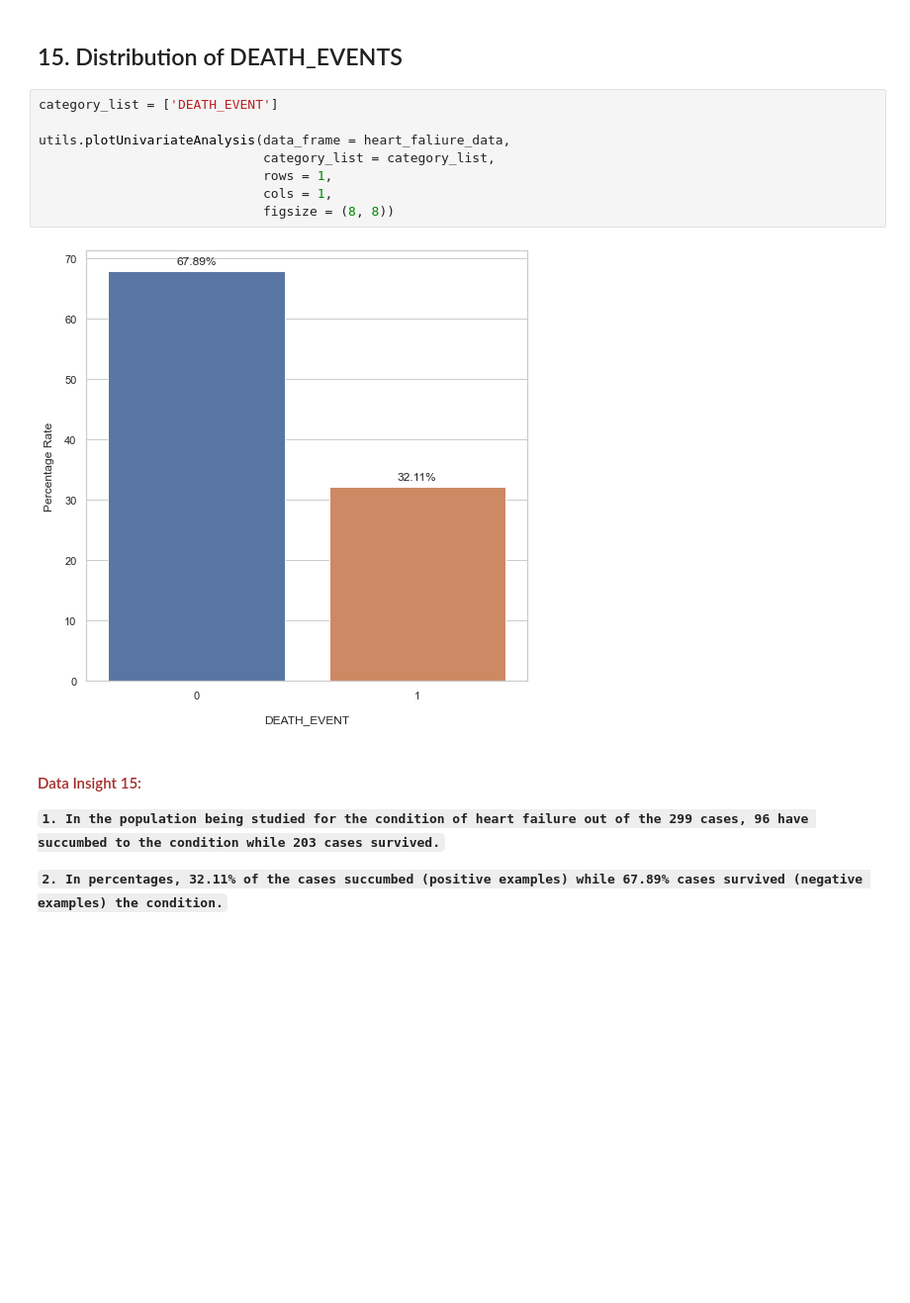
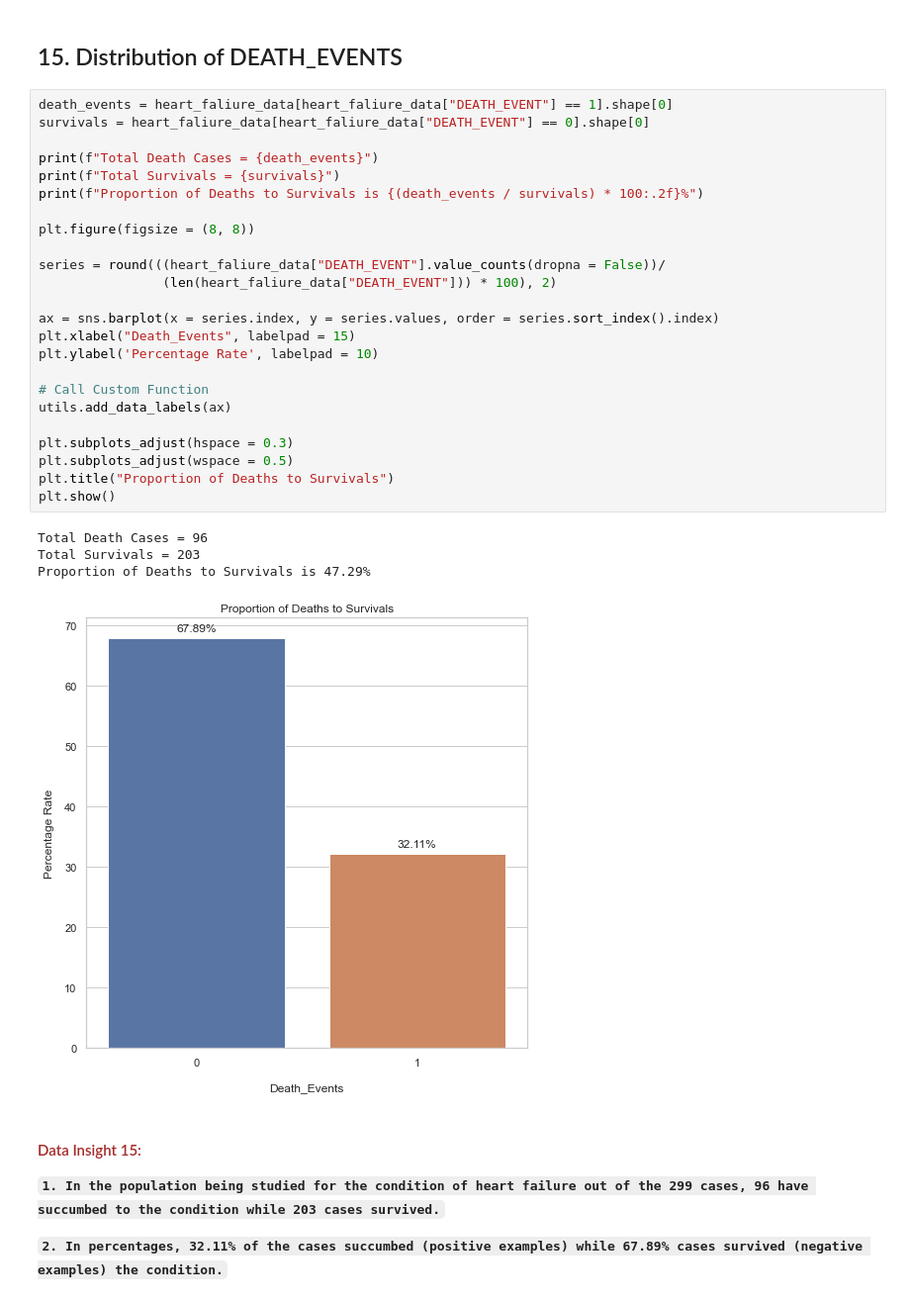
Before and after one commit to sauravmishra1710/Heart-Failure-Condition-And-Survival-Analysis, a Jupyter notebook: Exploratory_Data_Analysis.ipynb, the cells around one changed output. Shown at 99% size. Cells and saved outputs as stored; diff of their text form; blank space fills up the shorter version.

Commit message:
Revert "new function and doc string correction"
This reverts commit 8d2bf0d279adbf3713e6885692796d3106180c3a.

```diff
--- a/Exploratory_Data_Analysis.ipynb
+++ b/Exploratory_Data_Analysis.ipynb
@@ -978,16 +978,35 @@ utils.constructDistPlot(hist_data = hist_data,
 **`4. Of the cases that have sodium levels in the acceptable range, 41.1% cases survived the heart failure condition while a very small number of 12.4% cases succumbed to the condition.`**
 # %% [markdown]
 ## 15. Distribution of DEATH_EVENTS
-# %%
-category_list = ['DEATH_EVENT']
-
-utils.plotUnivariateAnalysis(data_frame = heart_faliure_data,
-                             category_list = category_list,
-                             rows = 1,
-                             cols = 1,
-                             figsize = (8, 8))
-# %% [output]
-[figure, removed]
+# %%
+death_events = heart_faliure_data[heart_faliure_data["DEATH_EVENT"] == 1].shape[0]
+survivals = heart_faliure_data[heart_faliure_data["DEATH_EVENT"] == 0].shape[0]
+
+print(f"Total Death Cases = {death_events}")
+print(f"Total Survivals = {survivals}")
+print(f"Proportion of Deaths to Survivals is {(death_events / survivals) * 100:.2f}%")
+
+plt.figure(figsize = (8, 8))
+
+series = round(((heart_faliure_data["DEATH_EVENT"].value_counts(dropna = False))/
+                (len(heart_faliure_data["DEATH_EVENT"])) * 100), 2)
+
+ax = sns.barplot(x = series.index, y = series.values, order = series.sort_index().index)
+plt.xlabel("Death_Events", labelpad = 15)
+plt.ylabel('Percentage Rate', labelpad = 10)
+
+# Call Custom Function
+utils.add_data_labels(ax)
+
+plt.subplots_adjust(hspace = 0.3)
+plt.subplots_adjust(wspace = 0.5)
+plt.title("Proportion of Deaths to Survivals")
+plt.show()
+# %% [output]
+Total Death Cases = 96
+Total Survivals = 203
+Proportion of Deaths to Survivals is 47.29%
+[figure, added]
 # %% [markdown]
 #### <font color = brown>Data Insight 15:</font>
 
```
Also changed, not shown: parts of 6 cells of this notebook, 1 other file.
